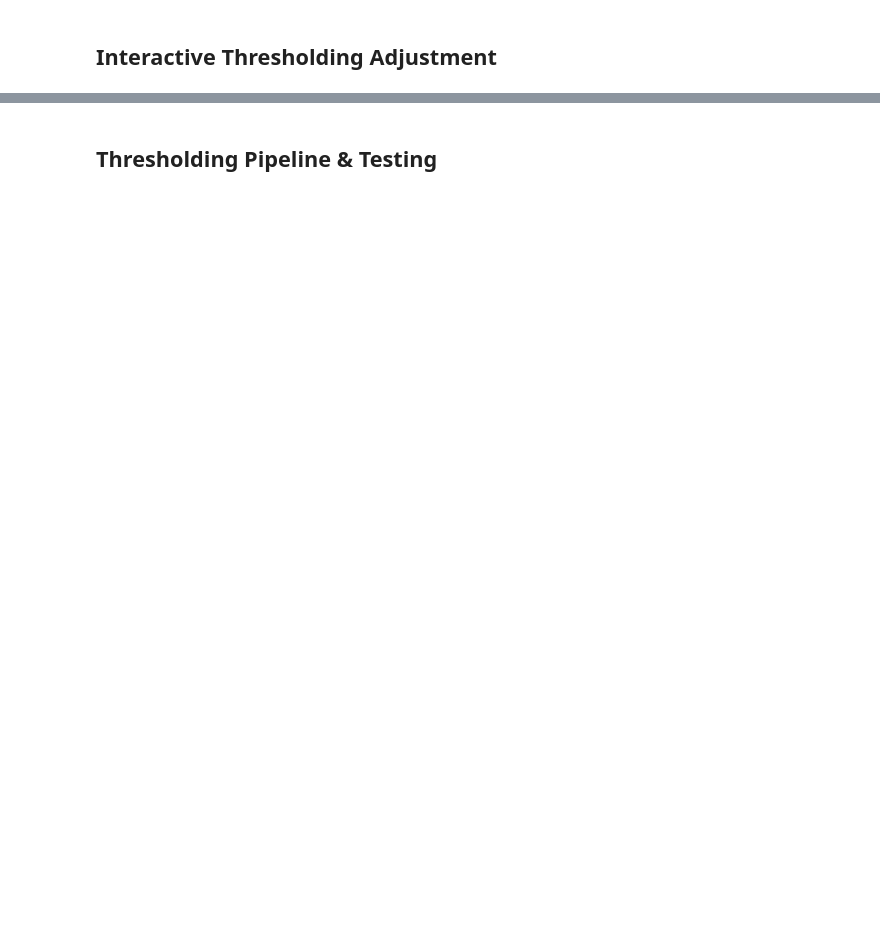
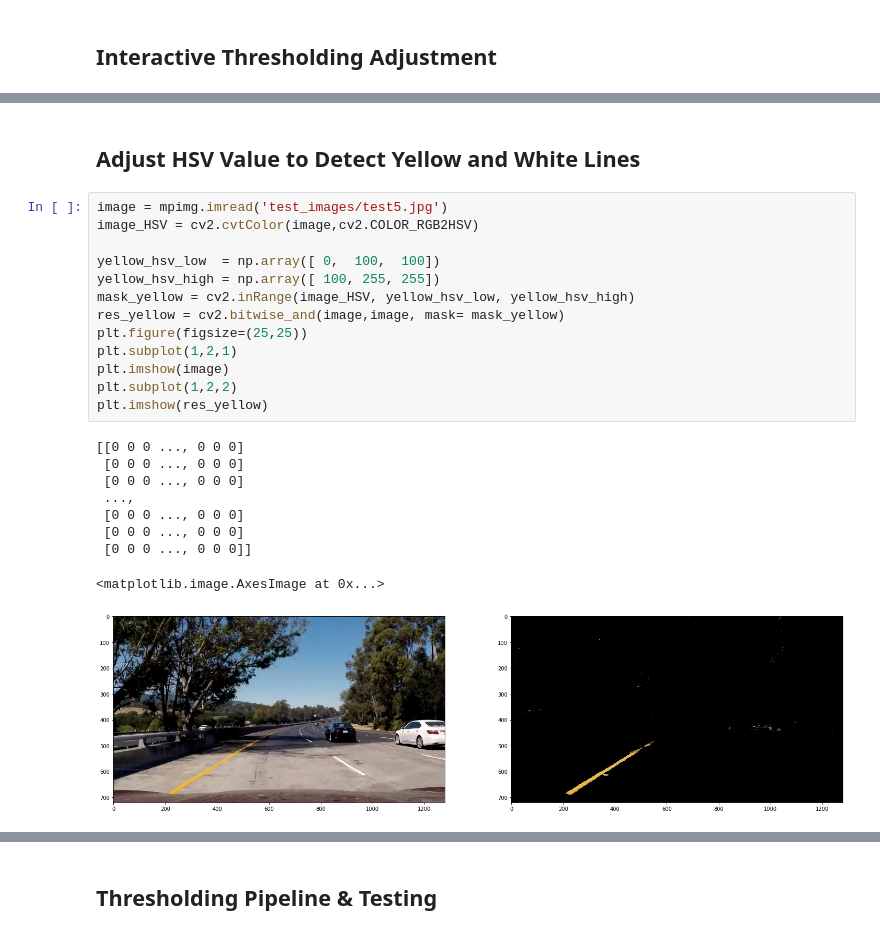
Before and after one commit to tx2016/Self-Driving_Car-Nanodegree-Projects, a Jupyter notebook: CarND-Advanced-Lane-Lines/Camera_Calibration & Interactive_Thresholding.ipynb, the cells around one changed output, grey strips where cells are left out. Drawn from its saved outputs; the diff is of its cells as text; blank space fills up the shorter version.

```diff
--- a/CarND-Advanced-Lane-Lines/Camera_Calibration & Interactive_Thresholding.ipynb
+++ b/CarND-Advanced-Lane-Lines/Camera_Calibration & Interactive_Thresholding.ipynb
@@ -217,0 +217,25 @@ interact(update, ksize=(1,31,2),
+# %% [markdown]
+## Adjust HSV Value to Detect Yellow and White Lines
+# %%
+image = mpimg.imread('test_images/test5.jpg')
+image_HSV = cv2.cvtColor(image,cv2.COLOR_RGB2HSV)
+
+yellow_hsv_low  = np.array([ 0,  100,  100])
+yellow_hsv_high = np.array([ 100, 255, 255])
+mask_yellow = cv2.inRange(image_HSV, yellow_hsv_low, yellow_hsv_high)
+res_yellow = cv2.bitwise_and(image,image, mask= mask_yellow)
+plt.figure(figsize=(25,25))
+plt.subplot(1,2,1)
+plt.imshow(image)
+plt.subplot(1,2,2)
+plt.imshow(res_yellow)
+# %% [output]
+[[0 0 0 ..., 0 0 0]
+ [0 0 0 ..., 0 0 0]
+ [0 0 0 ..., 0 0 0]
+ ...,
+ [0 0 0 ..., 0 0 0]
+ [0 0 0 ..., 0 0 0]
+ [0 0 0 ..., 0 0 0]]
+<matplotlib.image.AxesImage at 0x...>
+[figure, added]
```
Also changed, not shown: parts of 19 cells of this notebook.
